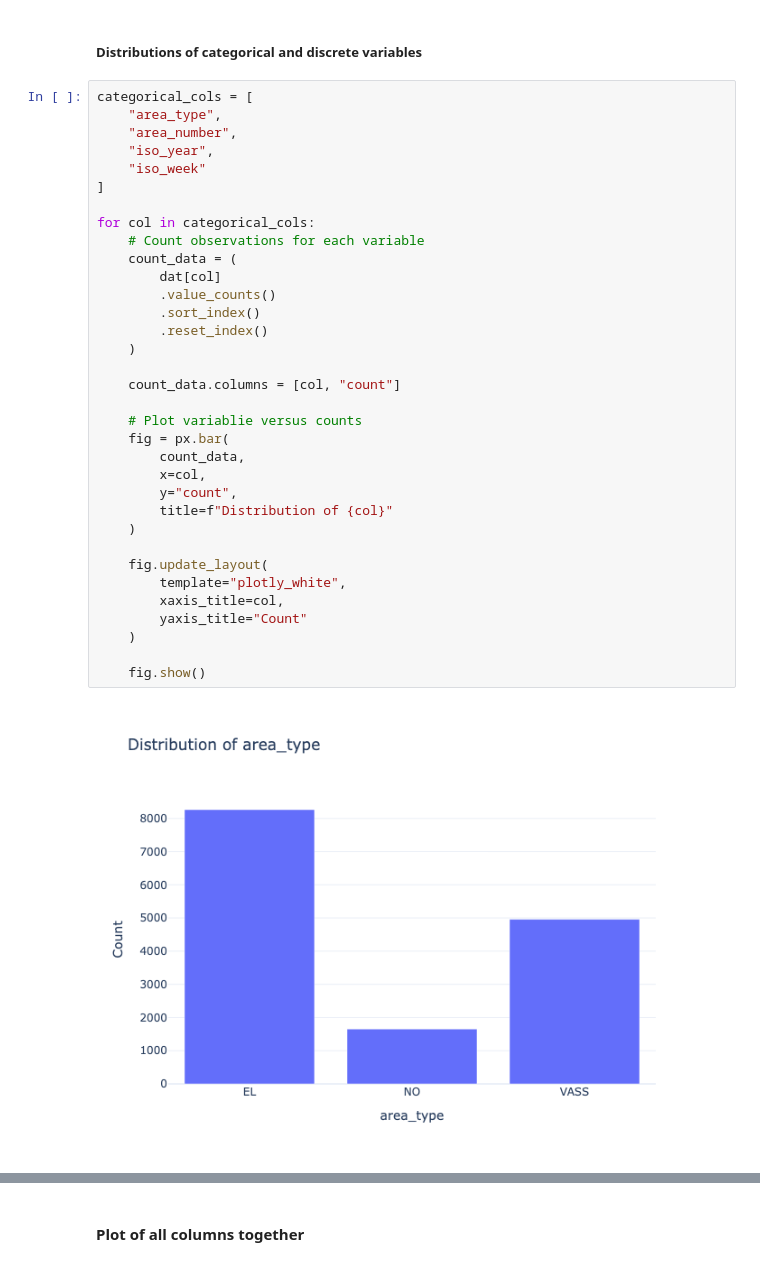
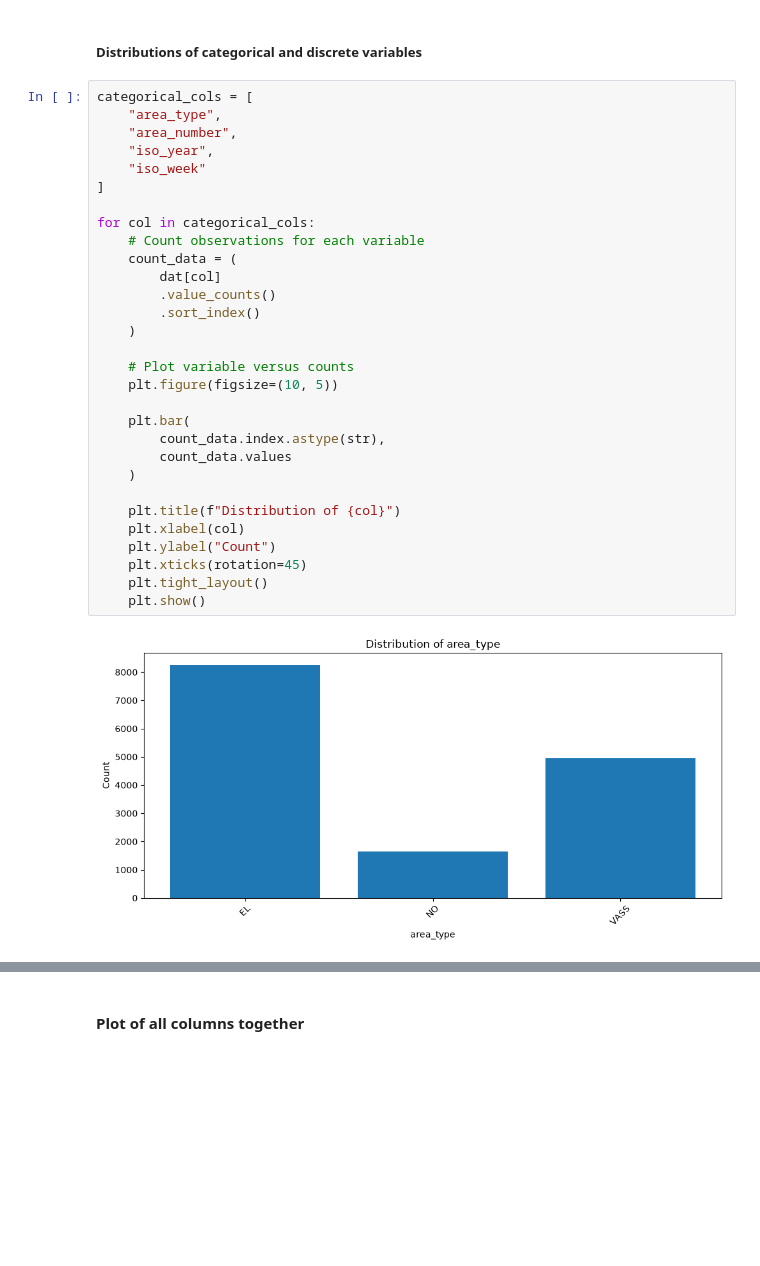
Before and after one commit to Minajohanne/IND320_project_Minajohanne, a Jupyter notebook: notebooks/project_part1.ipynb, the cells around one changed output, grey strips where cells are left out. Saved outputs shown, nothing was run; the diff lists cells and outputs as text; blank space fills up the shorter version.

```diff
--- a/notebooks/project_part1.ipynb
+++ b/notebooks/project_part1.ipynb
@@ -245,36 +252,32 @@ for col in line_cols:
 # %%
 categorical_cols = [
     "area_type",
     "area_number",
     "iso_year",
     "iso_week"
 ]
 
 for col in categorical_cols:
     # Count observations for each variable
     count_data = (
         dat[col]
         .value_counts()
         .sort_index()
-        .reset_index()
     )
 
-    count_data.columns = [col, "count"]
+    # Plot variable versus counts
+    plt.figure(figsize=(10, 5))
 
-    # Plot variablie versus counts
-    fig = px.bar(
-        count_data,
-        x=col,
-        y="count",
-        title=f"Distribution of {col}"
+    plt.bar(
+        count_data.index.astype(str),
+        count_data.values
     )
 
-    fig.update_layout(
-        template="plotly_white",
-        xaxis_title=col,
-        yaxis_title="Count"
-    )
-
-    fig.show()
+    plt.title(f"Distribution of {col}")
+    plt.xlabel(col)
+    plt.ylabel("Count")
+    plt.xticks(rotation=45)
+    plt.tight_layout()
+    plt.show()
 # %% [output]
-[figure, old version]
+[figure, new version]
```
Also changed, not shown: parts of 4 cells of this notebook, 1 other file.
